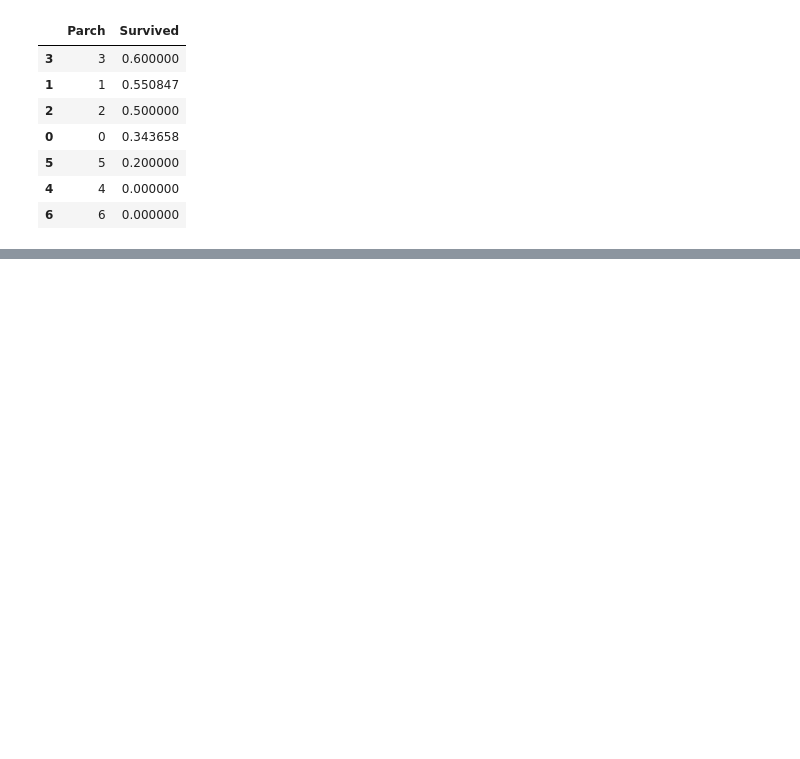
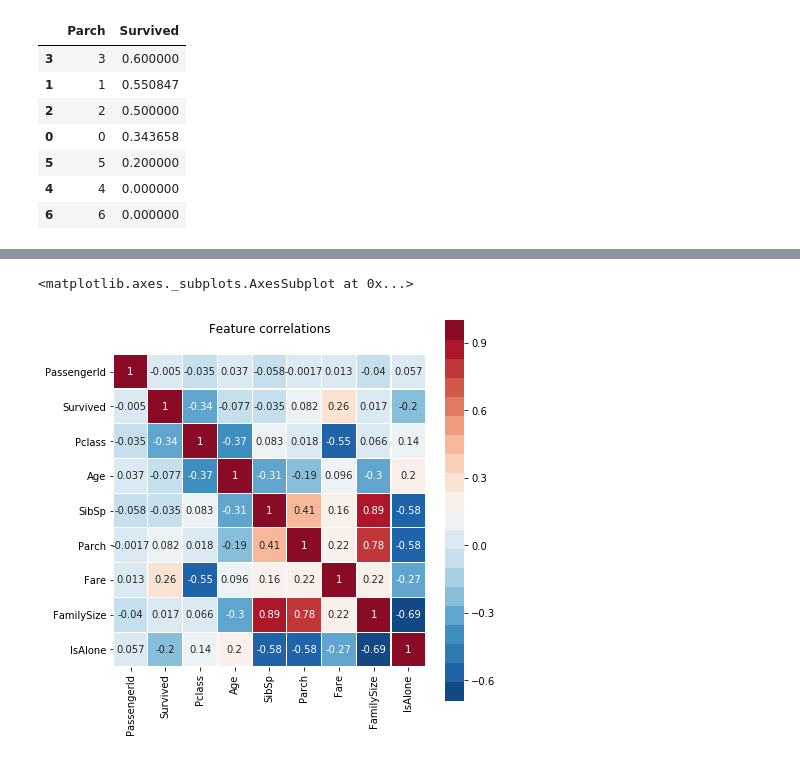
Before and after one commit to astrod/tensorflow-for-all, a Jupyter notebook: Titanic/Titanic.ipynb, the cells around one changed output, grey strips where cells are left out. Saved outputs shown, nothing was run; the diff lists cells and outputs as text; code cells hidden in the pictures; blank space fills up the shorter version.

```diff
--- a/Titanic/Titanic.ipynb
+++ b/Titanic/Titanic.ipynb
@@ -123,0 +208,8 @@ train[["Parch", "Survived"]].groupby(["Parch"], as_index=False).mean().sort_valu
+# %%
+colormap = plt.cm.viridis
+plt.figure(figsize=(7,7))
+plt.title('Feature correlations', y=1.05, size=12)
+sns.heatmap(train.corr(),linewidths=0.1,vmax=1.0, square=True, cmap=sns.color_palette("RdBu_r",20), linecolor='white', annot=True)
+# %% [output]
+<matplotlib.axes._subplots.AxesSubplot at 0x...>
+[figure, added]
```
Also changed, not shown: parts of 10 cells of this notebook.
